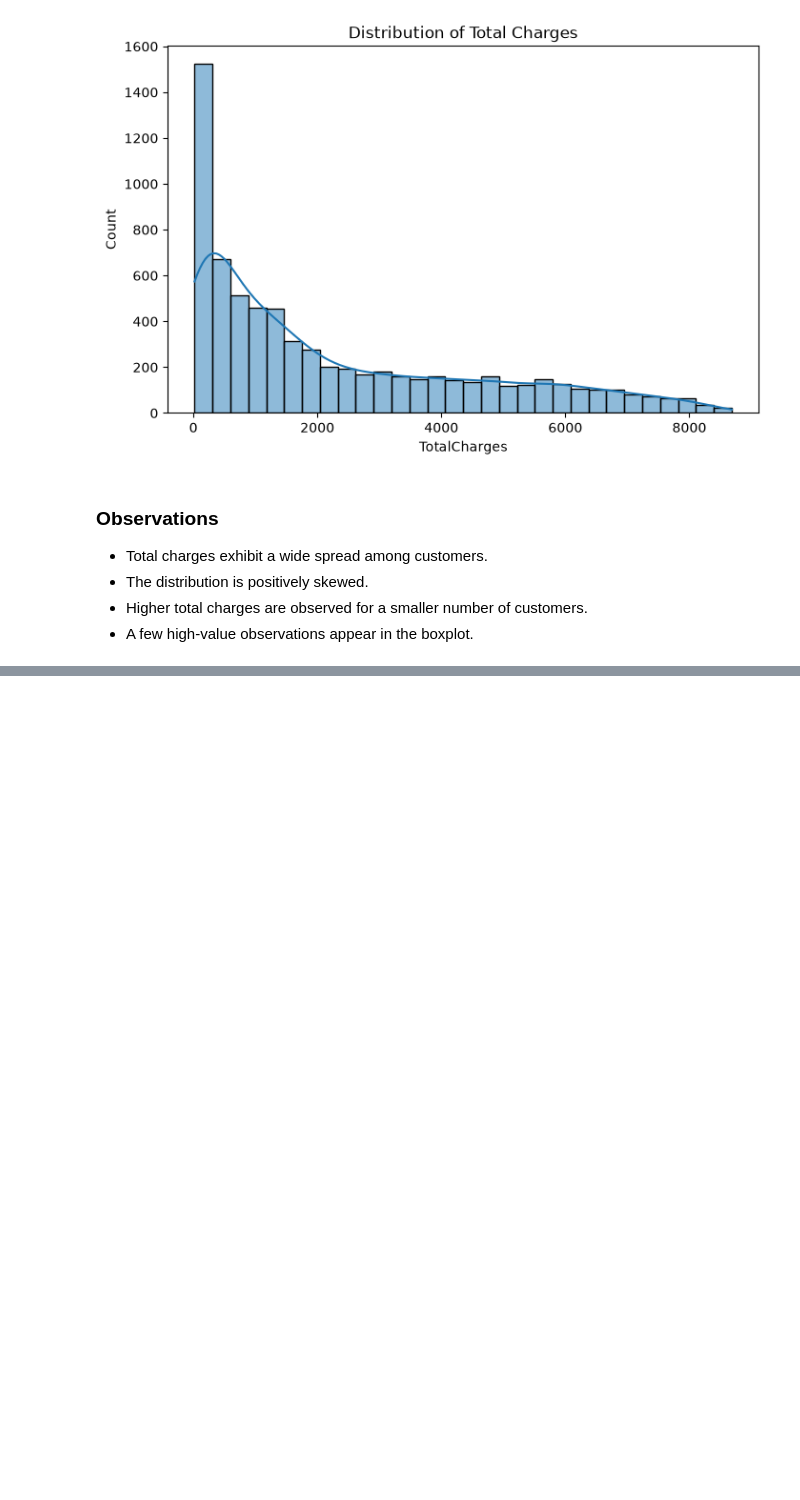
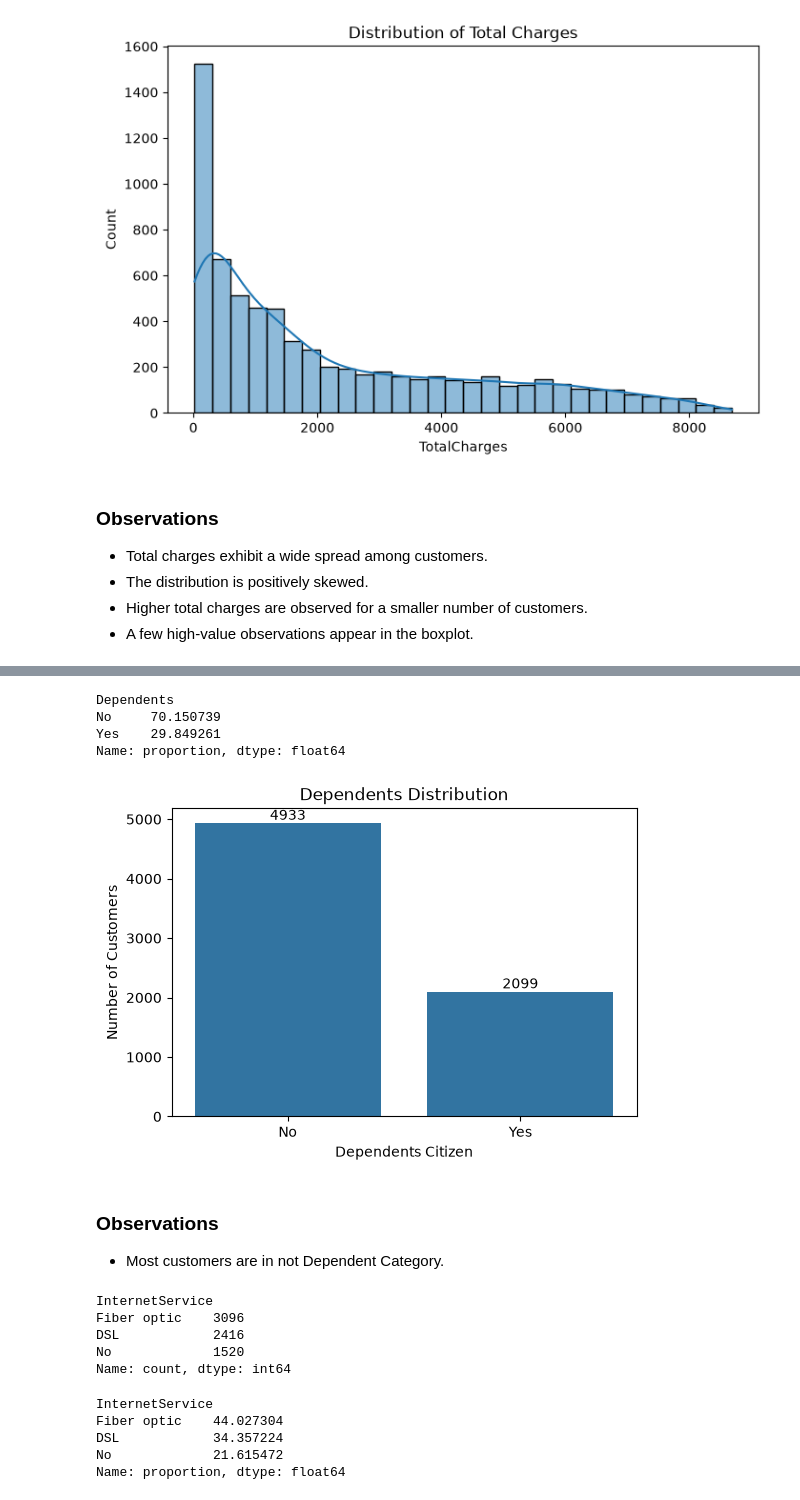
Before and after one commit to sagarjana00/Customer_Churn_Intelligence_Platform, a Jupyter notebook: notebooks/02_Exploratory_Data_Analysis.ipynb, the cells around one changed output, grey strips where cells are left out. Drawn from its saved outputs; the diff is of its cells as text; code cells hidden in the pictures; blank space fills up the shorter version.

```diff
--- a/notebooks/02_Exploratory_Data_Analysis.ipynb
+++ b/notebooks/02_Exploratory_Data_Analysis.ipynb
@@ -203,0 +335,42 @@ plt.show()
+# %%
+df['Dependents'].value_counts(normalize=True) * 100
+# %% [output]
+Dependents
+No     70.150739
+Yes    29.849261
+Name: proportion, dtype: float64
+# %%
+plt.figure(figsize=(6,4))
+
+ax = sns.countplot(data=df, x="Dependents")
+
+for container in ax.containers:
+    ax.bar_label(container)
+
+plt.title("Dependents Distribution")
+plt.xlabel("Dependents Citizen")
+plt.ylabel("Number of Customers")
+
+plt.show()
+# %% [output]
+[figure, added]
+# %% [markdown]
+### Observations
+
+- Most customers are in not Dependent Category.
+# %%
+df["InternetService"].value_counts()
+# %% [output]
+InternetService
+Fiber optic    3096
+DSL            2416
+No             1520
+Name: count, dtype: int64
+# %%
+(df["InternetService"].value_counts(normalize=True) * 100)
+# %% [output]
+InternetService
+Fiber optic    44.027304
+DSL            34.357224
+No             21.615472
+Name: proportion, dtype: float64
```
Also changed, not shown: parts of 26 cells of this notebook.
